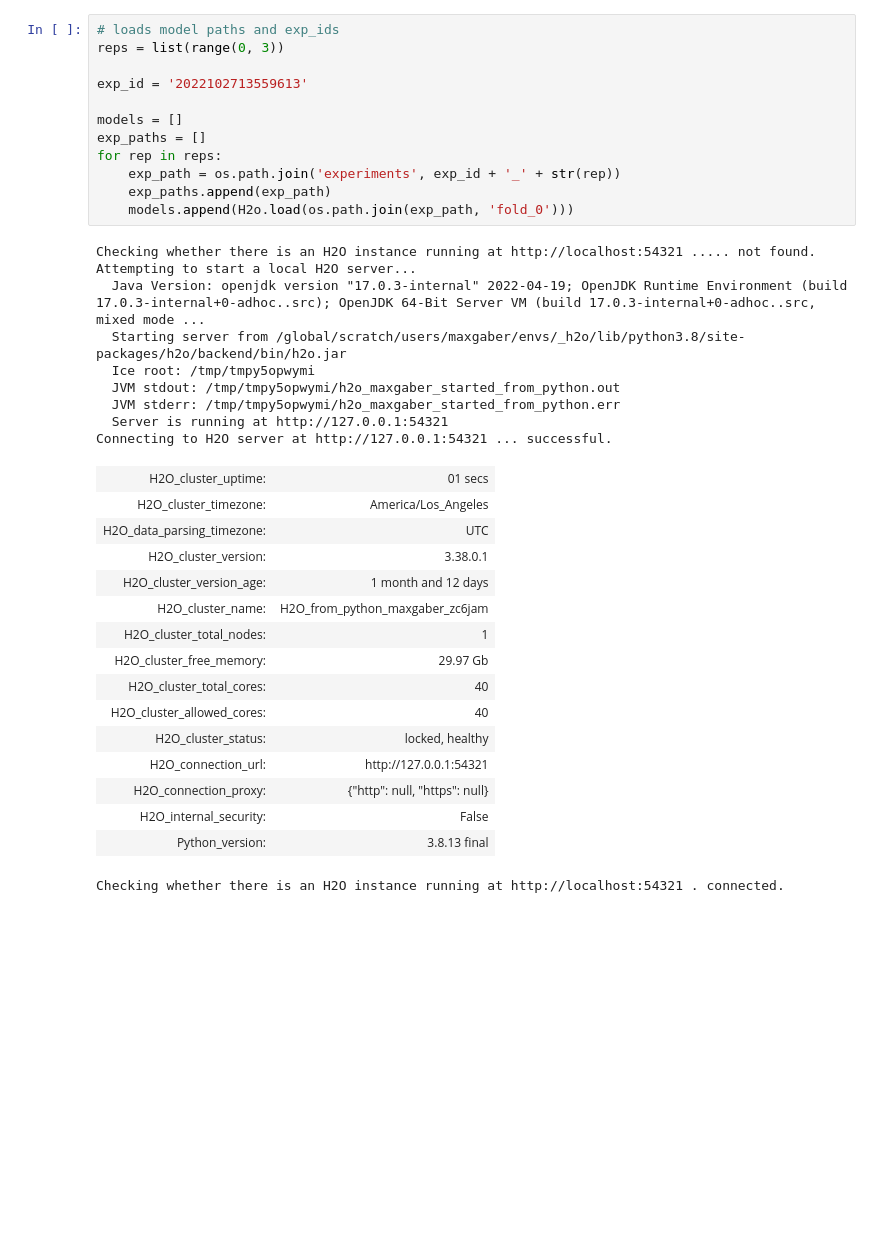
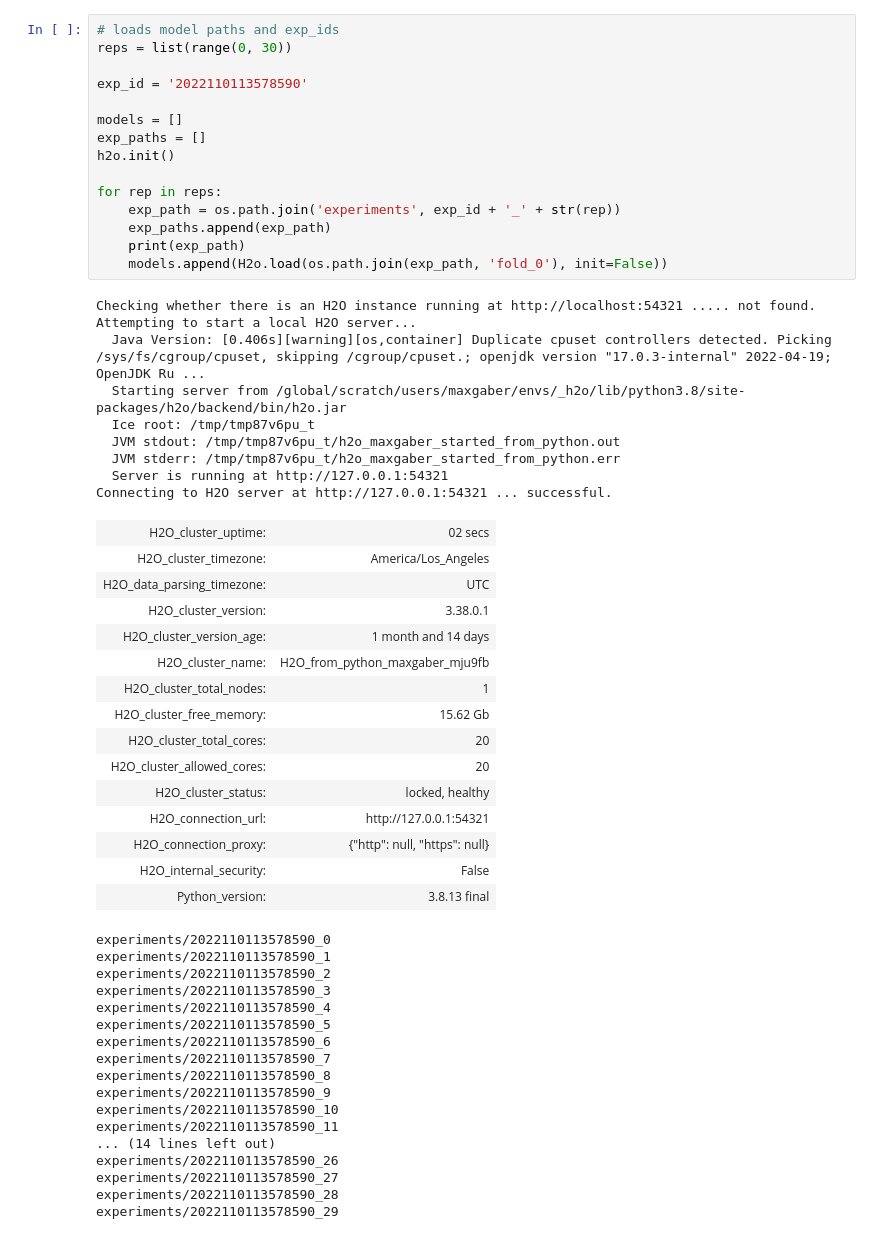
Before and after one commit to mxgbr/gpp_upscaling, a Jupyter notebook: 03_h2o_explainability_out.ipynb, the cells around one changed output. Cells and saved outputs as stored; diff of their text form; blank space fills up the shorter version.

```diff
--- a/03_h2o_explainability_out.ipynb
+++ b/03_h2o_explainability_out.ipynb
@@ -13,38 +15,57 @@ from modules.analysis import *
 # %%
 # loads model paths and exp_ids
-reps = list(range(0, 3))
+reps = list(range(0, 30))
 
-exp_id = '2022102713559613'
+exp_id = '2022110113578590'
 
 models = []
 exp_paths = []
+h2o.init()
+
 for rep in reps:
     exp_path = os.path.join('experiments', exp_id + '_' + str(rep))
     exp_paths.append(exp_path)
-    models.append(H2o.load(os.path.join(exp_path, 'fold_0')))
+    print(exp_path)
+    models.append(H2o.load(os.path.join(exp_path, 'fold_0'), init=False))
 # %% [output]
 Checking whether there is an H2O instance running at http://localhost:54321 ..... not found.
 Attempting to start a local H2O server...
-  Java Version: openjdk version "17.0.3-internal" 2022-04-19; OpenJDK Runtime Environment (build 17.0.3-internal+0-adhoc..src); OpenJDK 64-Bit Server VM (build 17.0.3-internal+0-adhoc..src, mixed mode ...
+  Java Version: [0.406s][warning][os,container] Duplicate cpuset controllers detected. Picking /sys/fs/cgroup/cpuset, skipping /cgroup/cpuset.; openjdk version "17.0.3-internal" 2022-04-19; OpenJDK Ru ...
   Starting server from /global/scratch/users/maxgaber/envs/_h2o/lib/python3.8/site-packages/h2o/backend/bin/h2o.jar
-  Ice root: /tmp/tmpy5opwymi
-  JVM stdout: /tmp/tmpy5opwymi/h2o_maxgaber_started_from_python.out
-  JVM stderr: /tmp/tmpy5opwymi/h2o_maxgaber_started_from_python.err
+  Ice root: /tmp/tmp87v6pu_t
+  JVM stdout: /tmp/tmp87v6pu_t/h2o_maxgaber_started_from_python.out
+  JVM stderr: /tmp/tmp87v6pu_t/h2o_maxgaber_started_from_python.err
   Server is running at http://127.0.0.1:54321
 Connecting to H2O server at http://127.0.0.1:54321 ... successful.
-| H2O_cluster_uptime: | 01 secs |
+| H2O_cluster_uptime: | 02 secs |
 | H2O_cluster_timezone: | America/Los_Angeles |
 | H2O_data_parsing_timezone: | UTC |
 | H2O_cluster_version: | 3.38.0.1 |
-| H2O_cluster_version_age: | 1 month and 12 days |
-| H2O_cluster_name: | H2O_from_python_maxgaber_zc6jam |
+| H2O_cluster_version_age: | 1 month and 14 days |
+| H2O_cluster_name: | H2O_from_python_maxgaber_mju9fb |
 | H2O_cluster_total_nodes: | 1 |
-| H2O_cluster_free_memory: | 29.97 Gb |
-| H2O_cluster_total_cores: | 40 |
-| H2O_cluster_allowed_cores: | 40 |
+| H2O_cluster_free_memory: | 15.62 Gb |
+| H2O_cluster_total_cores: | 20 |
+| H2O_cluster_allowed_cores: | 20 |
 | H2O_cluster_status: | locked, healthy |
 | H2O_connection_url: | http://127.0.0.1:54321 |
 | H2O_connection_proxy: | {"http": null, "https": null} |
 | H2O_internal_security: | False |
 | Python_version: | 3.8.13 final |
-Checking whether there is an H2O instance running at http://localhost:54321 . connected.
+experiments/2022110113578590_0
+experiments/2022110113578590_1
+experiments/2022110113578590_2
+experiments/2022110113578590_3
+experiments/2022110113578590_4
+experiments/2022110113578590_5
+experiments/2022110113578590_6
+experiments/2022110113578590_7
+experiments/2022110113578590_8
+experiments/2022110113578590_9
+experiments/2022110113578590_10
+experiments/2022110113578590_11
+... (14 lines left out)
+experiments/2022110113578590_26
+experiments/2022110113578590_27
+experiments/2022110113578590_28
+experiments/2022110113578590_29
```
Also changed, not shown: parts of 9 cells of this notebook, 2 other files.
